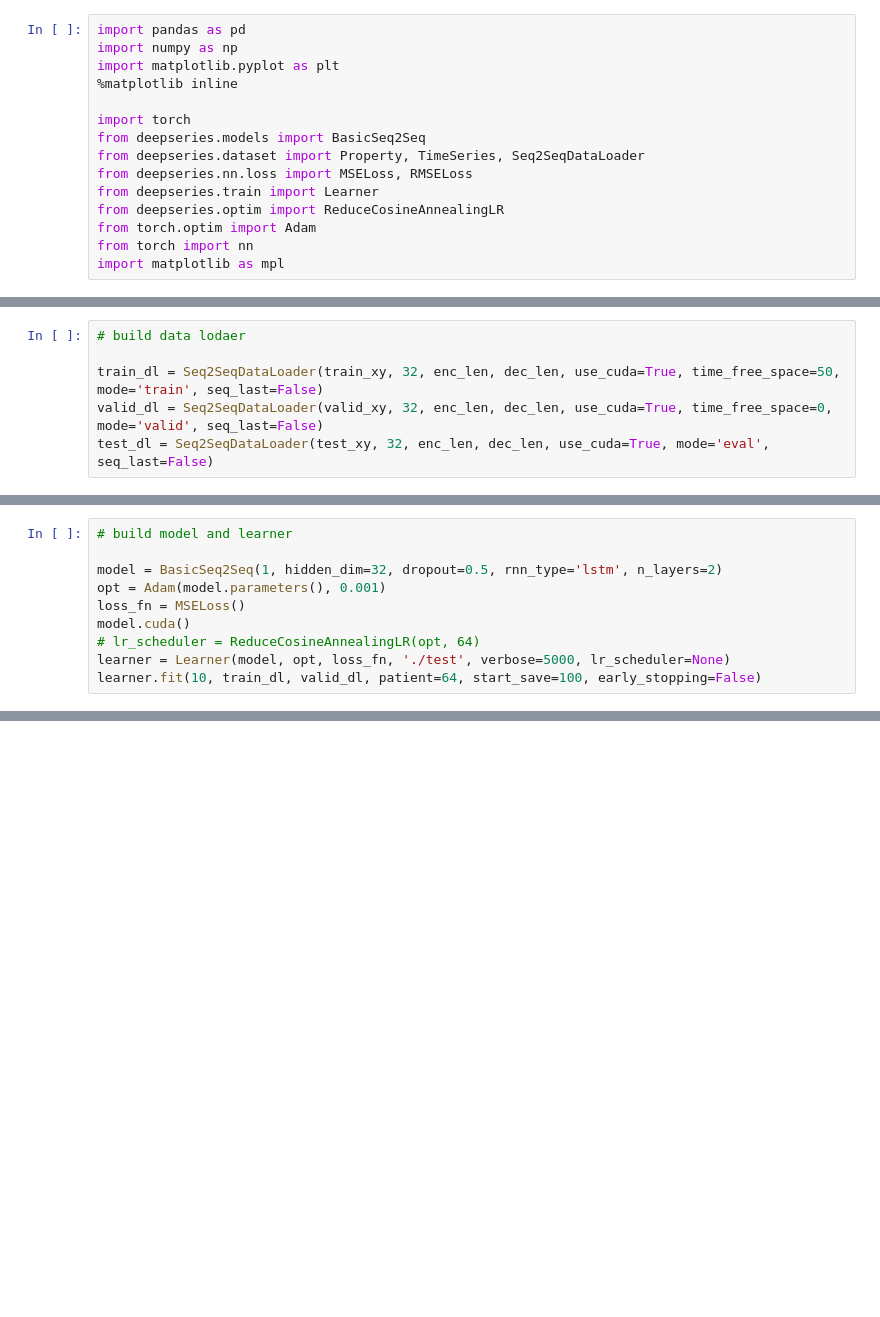
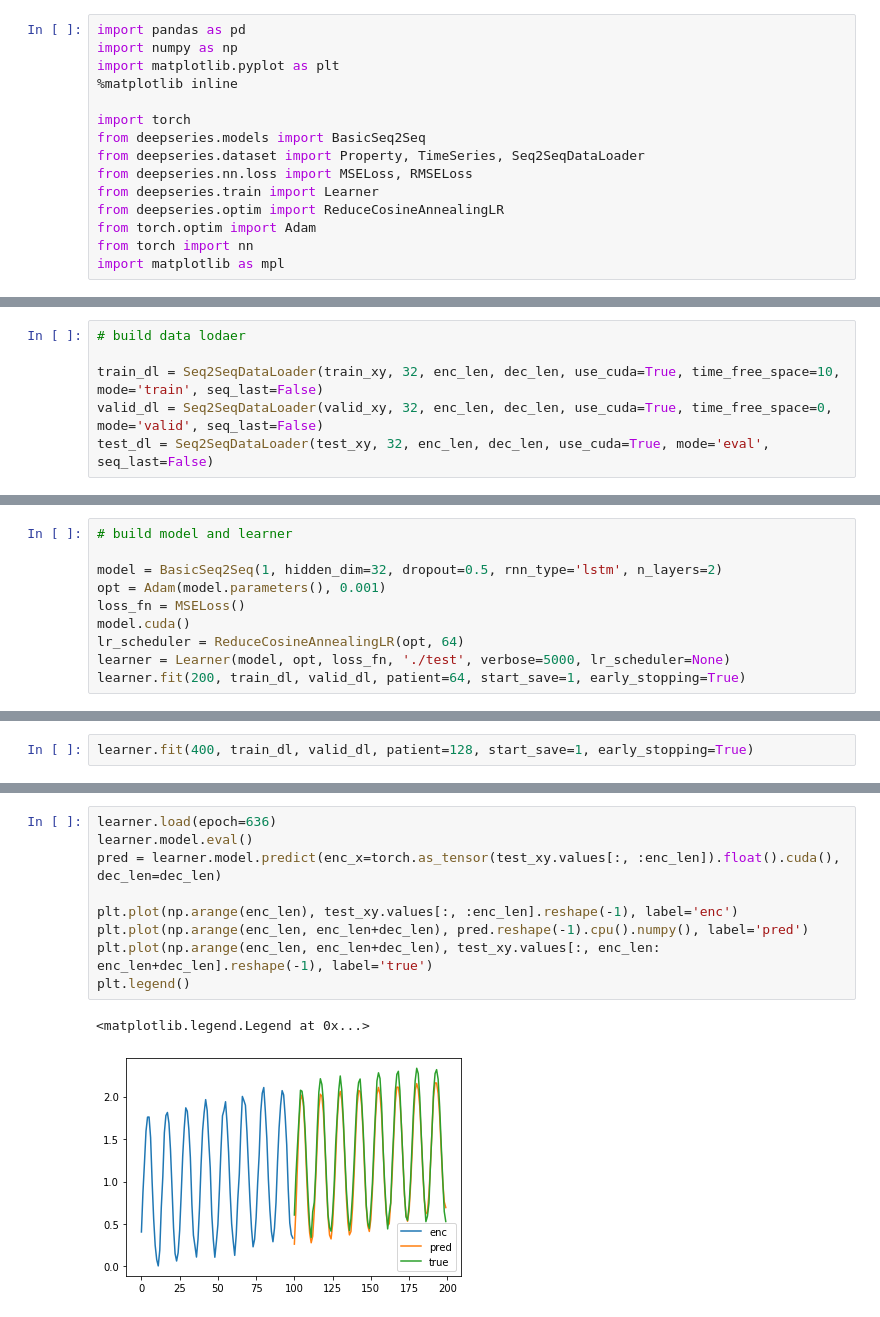
Before and after one commit to Relevation-143/Deep-Time-Series-Prediction, a Jupyter notebook: 1. Basic RNN Seq2Seq Model.ipynb, the cells around one changed output, grey strips where cells are left out. Drawn from its saved outputs; the diff is of its cells as text; blank space fills up the shorter version.

```diff
--- a/1. Basic RNN Seq2Seq Model.ipynb
+++ b/1. Basic RNN Seq2Seq Model.ipynb
@@ -59,6 +60,6 @@ test_xy = TimeSeries(log_sin[:, test_idx])
 # %%
 # build data lodaer
 
-train_dl = Seq2SeqDataLoader(train_xy, 32, enc_len, dec_len, use_cuda=True, time_free_space=50, mode='train', seq_last=False)
+train_dl = Seq2SeqDataLoader(train_xy, 32, enc_len, dec_len, use_cuda=True, time_free_space=10, mode='train', seq_last=False)
 valid_dl = Seq2SeqDataLoader(valid_xy, 32, enc_len, dec_len, use_cuda=True, time_free_space=0, mode='valid', seq_last=False)
 test_dl = Seq2SeqDataLoader(test_xy, 32, enc_len, dec_len, use_cuda=True, mode='eval', seq_last=False)
@@ -69,7 +74,7 @@ model = BasicSeq2Seq(1, hidden_dim=32, dropout=0.5, rnn_type='lstm', n_layers=2)
 opt = Adam(model.parameters(), 0.001)
 loss_fn = MSELoss()
 model.cuda()
-# lr_scheduler = ReduceCosineAnnealingLR(opt, 64)
+lr_scheduler = ReduceCosineAnnealingLR(opt, 64)
 learner = Learner(model, opt, loss_fn, './test', verbose=5000, lr_scheduler=None)
-learner.fit(10, train_dl, valid_dl, patient=64, start_save=100, early_stopping=False)
+learner.fit(200, train_dl, valid_dl, patient=64, start_save=1, early_stopping=True)
 # %% [output]
@@ -91,0 +98,2 @@ pred = learner.model.predict(enc_x=torch.as_tensor(valid_xy.values[:, :100]).flo
+# %%
+learner.fit(400, train_dl, valid_dl, patient=128, start_save=1, early_stopping=True)
@@ -99,0 +126,12 @@ plt.legend()
+# %%
+learner.load(epoch=636)
+learner.model.eval()
+pred = learner.model.predict(enc_x=torch.as_tensor(test_xy.values[:, :enc_len]).float().cuda(), dec_len=dec_len)
+
+plt.plot(np.arange(enc_len), test_xy.values[:, :enc_len].reshape(-1), label='enc')
+plt.plot(np.arange(enc_len, enc_len+dec_len), pred.reshape(-1).cpu().numpy(), label='pred')
+plt.plot(np.arange(enc_len, enc_len+dec_len), test_xy.values[:, enc_len: enc_len+dec_len].reshape(-1), label='true')
+plt.legend()
+# %% [output]
+<matplotlib.legend.Legend at 0x...>
+[figure, added]
```
Also changed, not shown: parts of 7 cells of this notebook, 17 other files.
